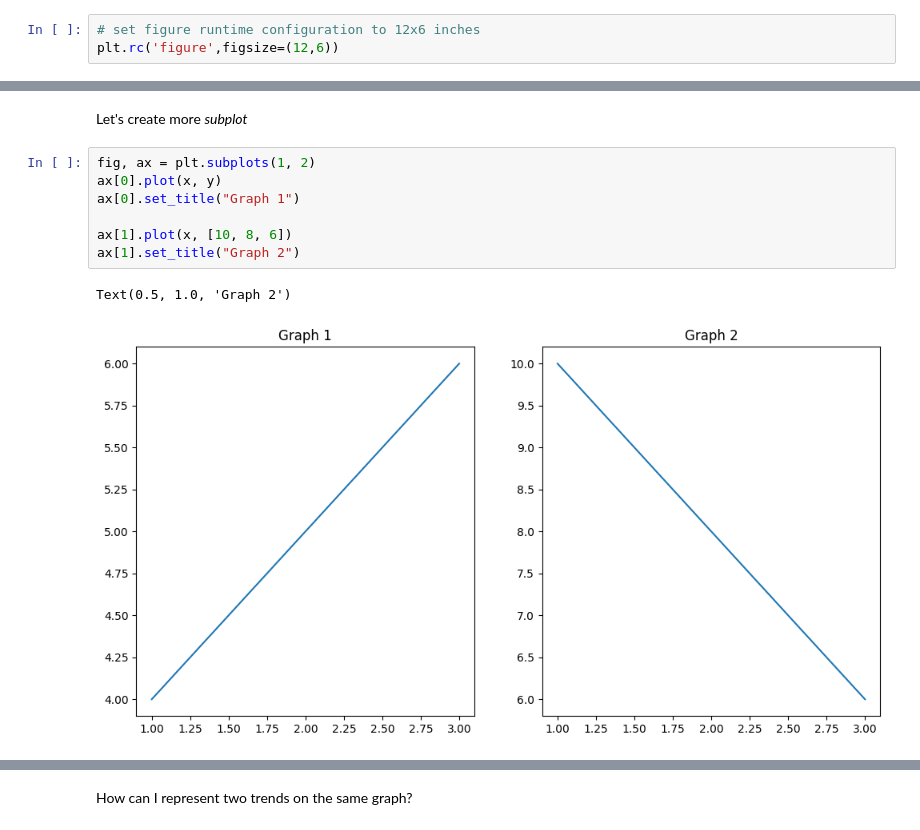
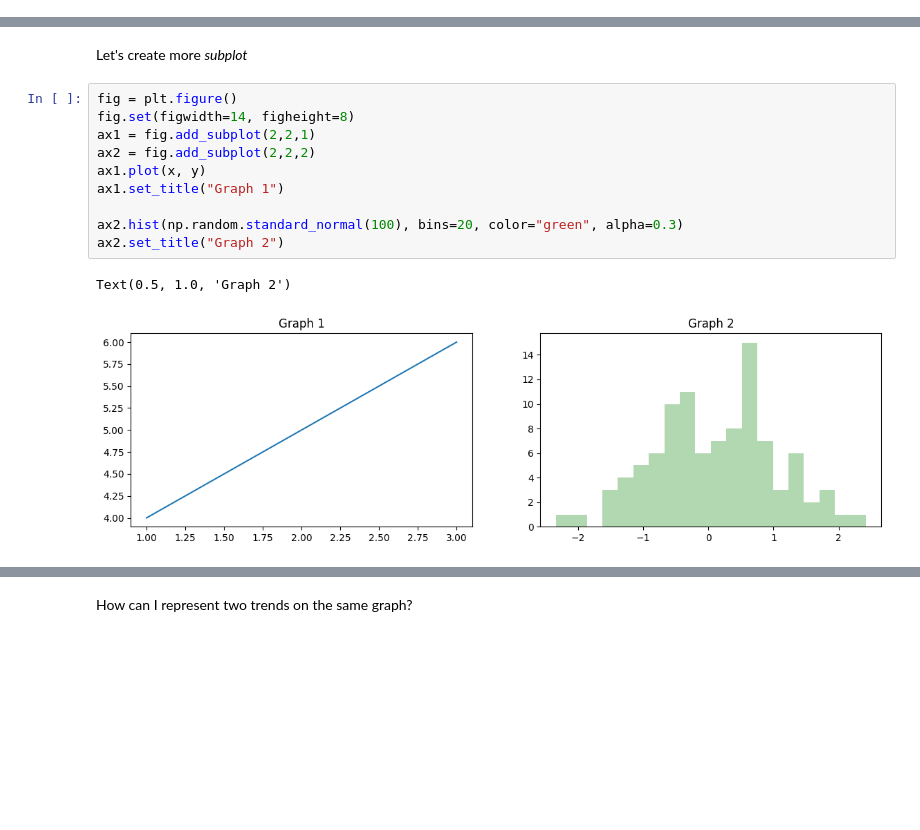
Before and after one commit to alessandrocanal/CSNotebooks, a Jupyter notebook: python_matplotlib.ipynb, the cells around one changed output, grey strips where cells are left out. Cells and saved outputs as stored; diff of their text form; blank space fills up the shorter version.

```diff
--- a/python_matplotlib.ipynb
+++ b/python_matplotlib.ipynb
@@ -15,3 +14,0 @@ Let's modify the default display
-# %%
-# set figure runtime configuration to 12x6 inches
-plt.rc('figure',figsize=(12,6))
@@ -127,12 +184,15 @@ plt.show()
 # %% [markdown]
 Let's create more *subplot*
 # %%
-fig, ax = plt.subplots(1, 2)
-ax[0].plot(x, y)
-ax[0].set_title("Graph 1")
+fig = plt.figure()
+fig.set(figwidth=14, figheight=8)
+ax1 = fig.add_subplot(2,2,1)
+ax2 = fig.add_subplot(2,2,2)
+ax1.plot(x, y)
+ax1.set_title("Graph 1")
 
-ax[1].plot(x, [10, 8, 6])
-ax[1].set_title("Graph 2")
+ax2.hist(np.random.standard_normal(100), bins=20, color="green", alpha=0.3)
+ax2.set_title("Graph 2")
 # %% [output]
 Text(0.5, 1.0, 'Graph 2')
-[figure, old version]
+[figure, new version]
```
Also changed, not shown: parts of 17 cells of this notebook.
